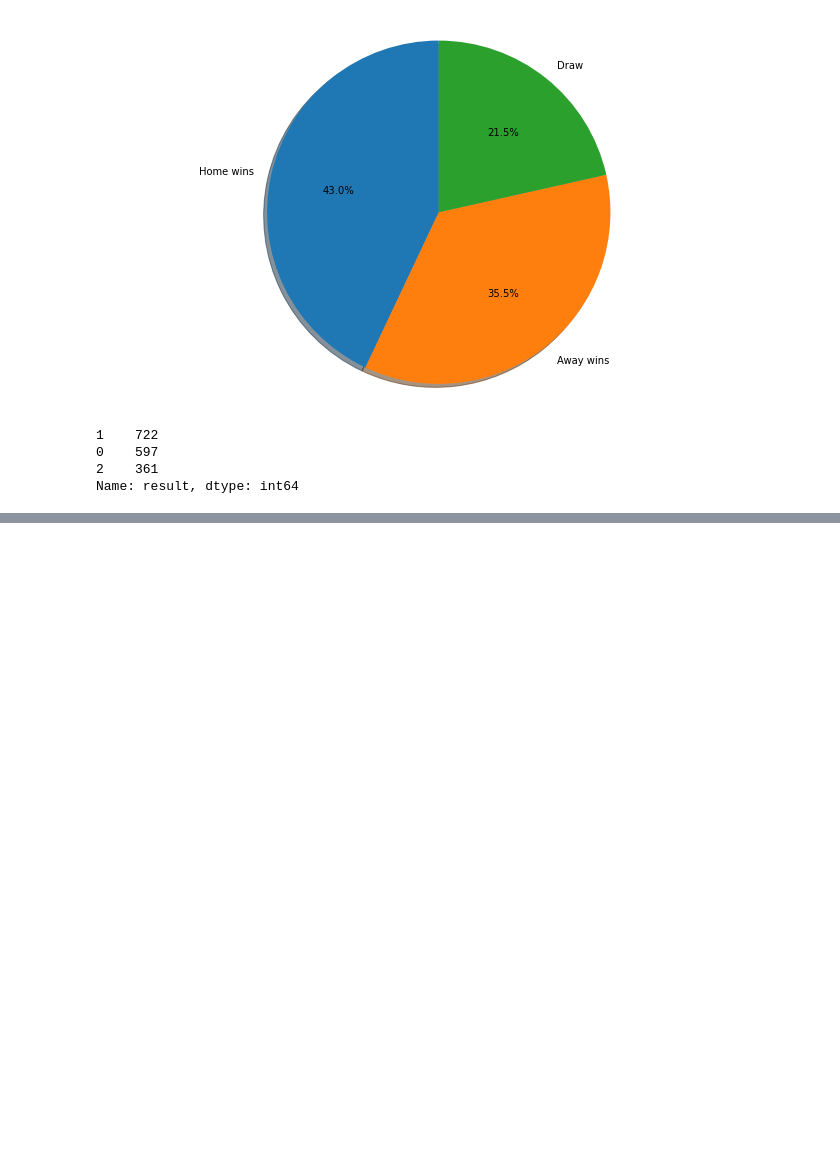
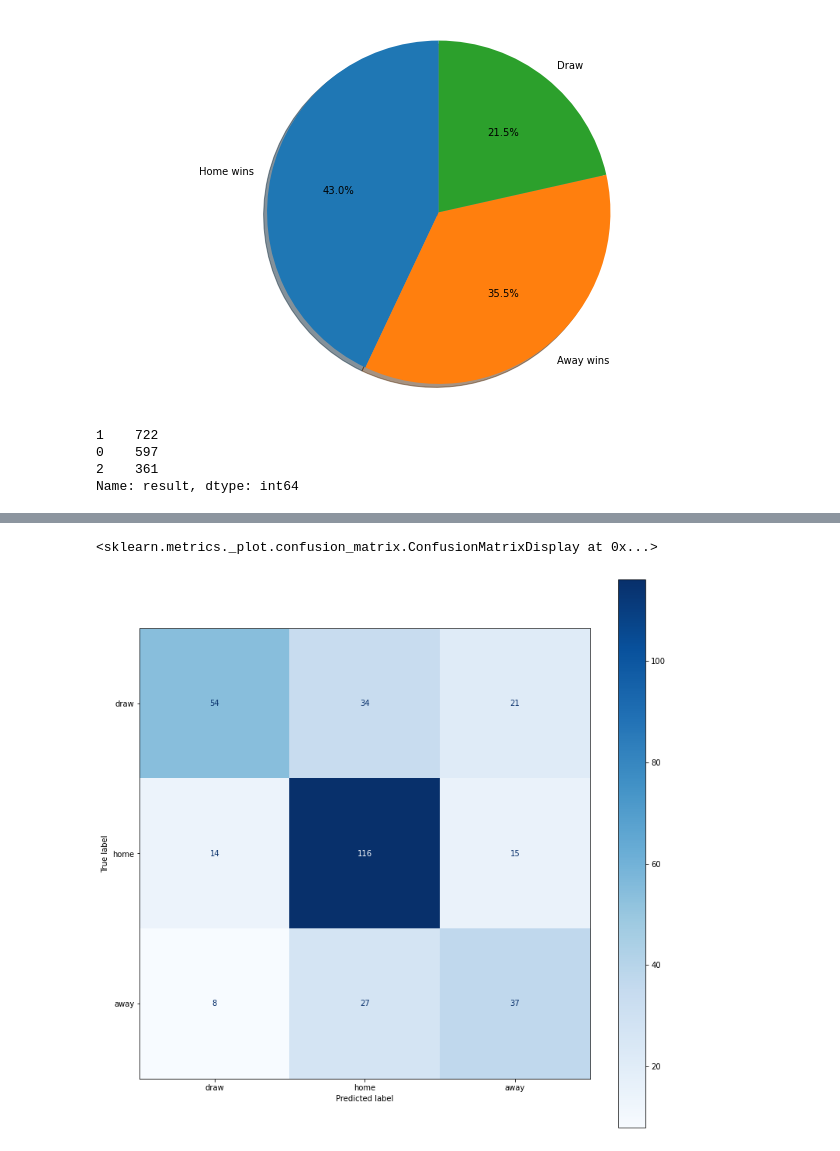
Before and after one commit to melfaiz/BotolaAspro, a Jupyter notebook: Forecasting_Botola.ipynb, the cells around one changed output, grey strips where cells are left out. Saved outputs shown, nothing was run; the diff lists cells and outputs as text; code cells hidden in the pictures; blank space fills up the shorter version.

```diff
--- a/Forecasting_Botola.ipynb
+++ b/Forecasting_Botola.ipynb
@@ -357,0 +433,28 @@ X.head()
+# %%
+from sklearn.metrics import classification_report
+from sklearn.metrics import confusion_matrix
+import seaborn as sns
+
+# CLASSIFICATION REPORT
+
+'''
+Precision – Accuracy of positive predictions.
+Precision = TP/(TP + FP)
+
+Recall: Fraction of positives that were correctly identified.
+Recall = TP/(TP+FN)
+
+F1 score is a weighted harmonic mean of precision and recall
+F1 Score = 2*(Recall * Precision) / (Recall + Precision)
+'''
+
+
+clf_decision_tree = tree.DecisionTreeClassifier(max_depth= best_depth,random_state=seed)
+clf_decision_tree.fit(X_train, y_train)
+y_pred = clf_decision_tree.predict(X_test)
+
+print('\n'+classification_report(y_test, y_pred, target_names=['draw','home','away']))
+
+print("Weighted F1 score:", f1_score(y_test, y_pred, average='weighted'))
+print("Balanced accuracy:", balanced_accuracy_score(y_test,y_pred))
+print("Accuracy:",sum(y_pred == y_test) / len(y_test))
@@ -357,0 +475,12 @@ X.head()
+# %%
+# CONFUSION MATRIX
+
+from sklearn.metrics import plot_confusion_matrix
+fig, ax = plt.subplots(figsize=(13, 13))
+plot_confusion_matrix(clf_decision_tree, X_test, y_test,
+                                 display_labels=['draw','home','away'],
+                                 cmap=plt.cm.Blues,
+                                 ax=ax)
+# %% [output]
+<sklearn.metrics._plot.confusion_matrix.ConfusionMatrixDisplay at 0x...>
+[figure, added]
```
Also changed, not shown: parts of 30 cells of this notebook.
